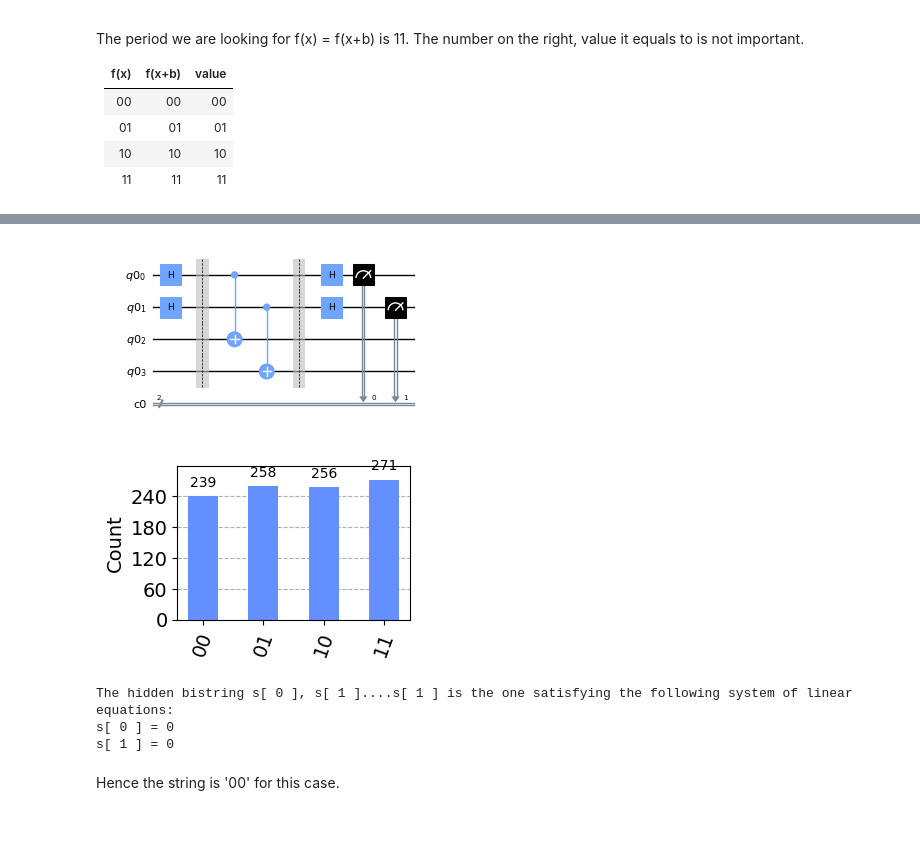
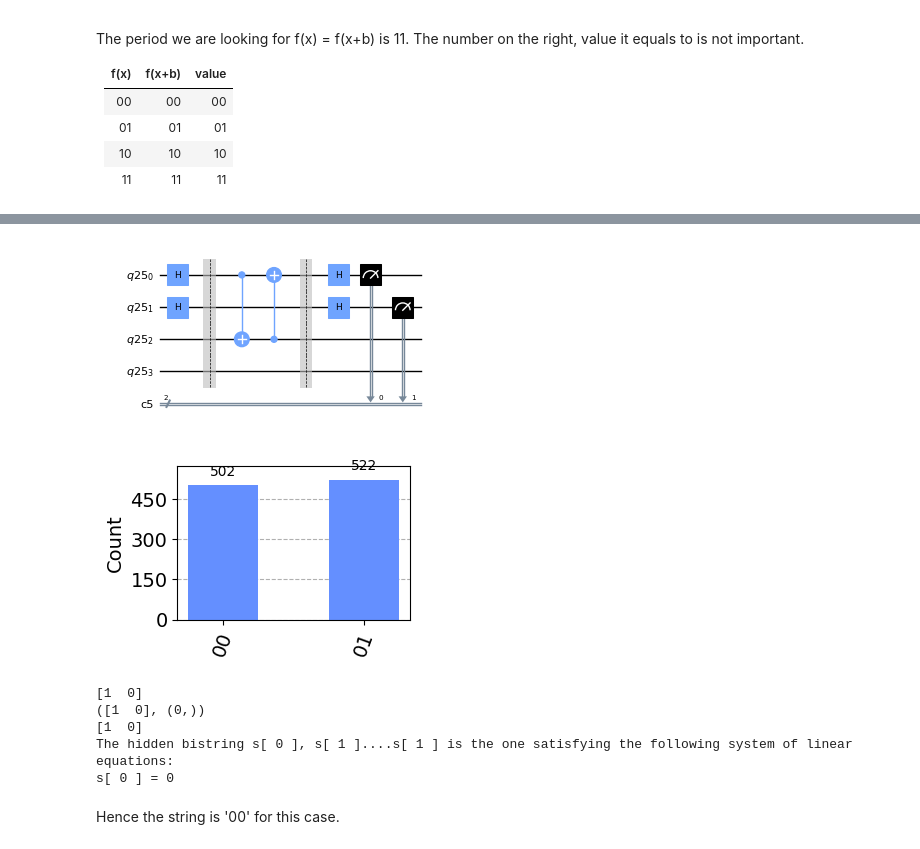
Before and after one commit to vadhri/quantum-notebook, a Jupyter notebook: qiskit/Quantum Algorithms/Simons Algorithm/2-qubit-period-finding_1-1.ipynb, the cells around one changed output, grey strips where cells are left out. Drawn from its saved outputs; the diff is of its cells as text; code cells hidden in the pictures.

```diff
--- a/qiskit/Quantum Algorithms/Simons Algorithm/2-qubit-period-finding_1-1.ipynb
+++ b/qiskit/Quantum Algorithms/Simons Algorithm/2-qubit-period-finding_1-1.ipynb
@@ -41,23 +41,27 @@ QC.draw(output="mpl", scale=0.5)
 # %%
 #2 Blackbox
 # Copy the contents of the first register to second register.
 
-for i in range(N):
-    QC.cx(i, i+N)
+# for i in range(N):
+#     QC.cx(i, i+N)
+#     QC.cx(i+N, i)
+
+QC.cx(1,2)
+QC.cx(2,1)
 
 QC.barrier()
 
 # Step 4 apply Hadamard gates to the first register
 for i in range(N):
     QC.h(qr[i])
 
 # Step 5 perform measurement on the first register
 for i in range(N):
     QC.measure(qr[i], cr[i])
 
 QC.draw(output="mpl", scale=0.5)
 # %% [output]
-[figure, old version]
+[figure, new version]
 # %%
 # use local simulator
 backend = BasicAer.get_backend("qasm_simulator")
@@ -68,7 +72,7 @@ answer = job.result().get_counts()
 
 plot_histogram(answer, figsize=(3,2))
 # %% [output]
-[figure, old version]
+[figure, new version]
 # %%
 lAnswer = [ (k[::-1],v) for k,v in answer.items() if k != "0"*N  ] #excluding the trivial all-zero
 #Sort the basis by their probabilities
@@ -85,10 +89,12 @@ from sympy import Matrix, pprint, MatrixSymbol, expand, mod_inverse
 
 Y = Matrix(Y)
 
-#pprint(Y)
+pprint(Y)
 
 #Perform Gaussian elimination on Y
 Y_transformed = Y.rref(iszerofunc=lambda x: x % 2==0) # linear algebra on GF(2)
+
+pprint(Y_transformed)
 
 #to convert rational and negatives in rref of linear algebra on GF(2)
 def mod(x,modulus):
@@ -96,7 +102,7 @@ def mod(x,modulus):
     return numer*mod_inverse(denom,modulus) % modulus
 
 Y_new = Y_transformed[0].applyfunc(lambda x: mod(x,2)) #must takecare of negatives and fractional values
-#pprint(Y_new)
+pprint(Y_new)
 
 print("The hidden bistring s[ 0 ], s[ 1 ]....s[",N-1,"] is the one satisfying the following system of linear equations:")
 rows, cols = Y_new.shape
@@ -106,8 +112,10 @@ for r in range(rows):
         tStr = " + ".join(Yr)
         print(tStr, "= 0")
 # %% [output]
+[1  0]
+([1  0], (0,))
+[1  0]
 The hidden bistring s[ 0 ], s[ 1 ]....s[ 1 ] is the one satisfying the following system of linear equations:
 s[ 0 ] = 0
-s[ 1 ] = 0
 # %% [markdown]
 Hence the string is '00' for this case.
```
Also changed, not shown: parts of 1 cell of this notebook, 14 other files.
